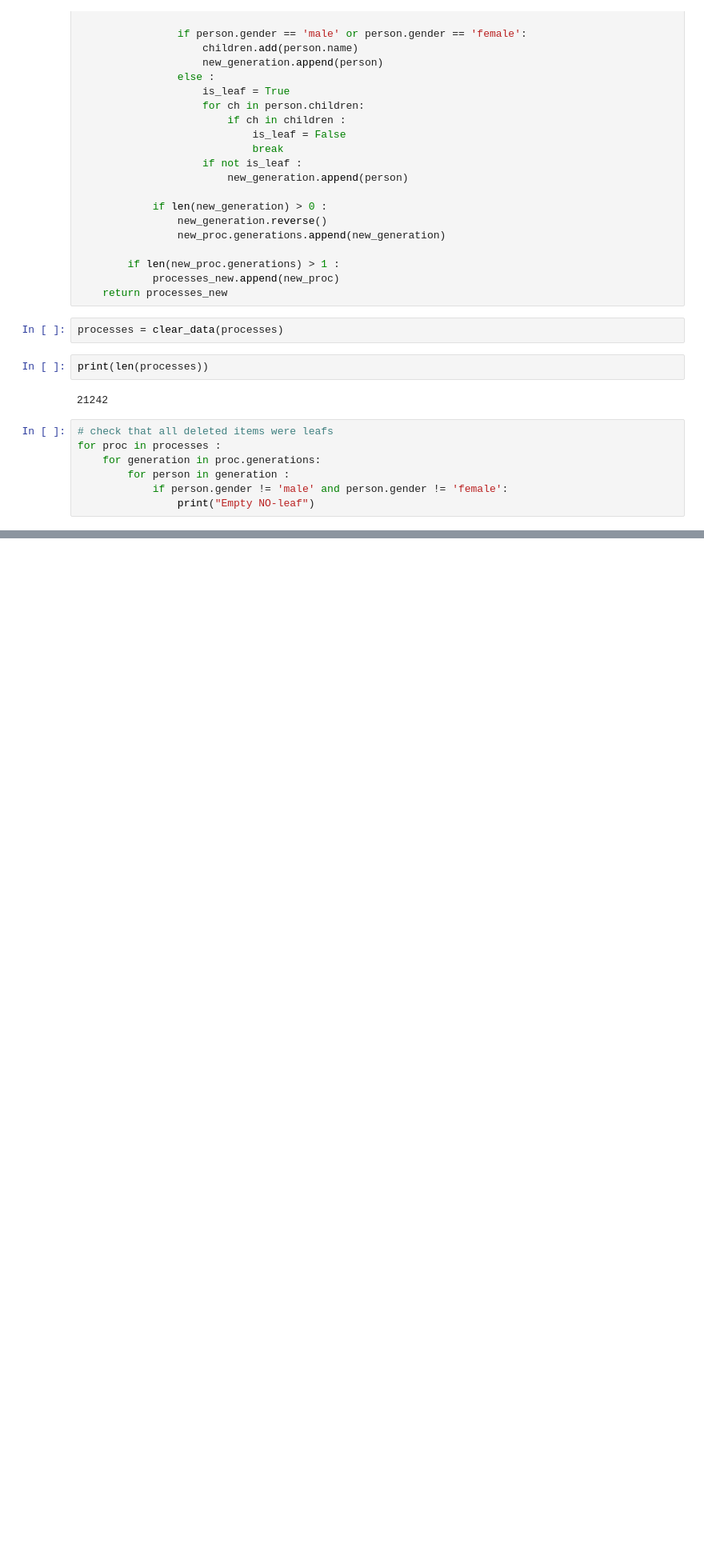
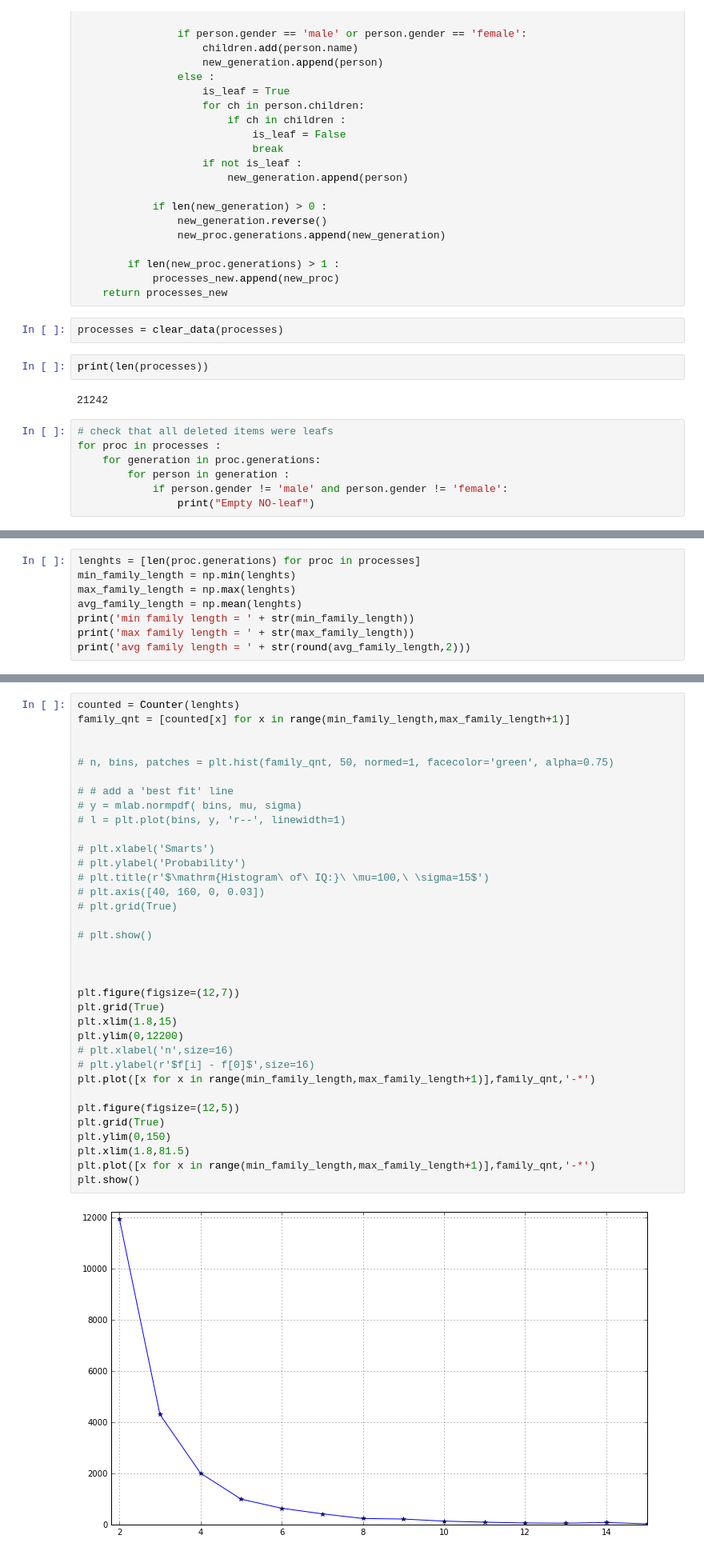
Before and after one commit to ale3otik/MIPT-2016-Stochastic-process, a Jupyter notebook: task1/t1_Zotov_Alexey_497.ipynb, the cells around one changed output, grey strips where cells are left out. Shown at 80% size. Cells and saved outputs as stored; diff of their text form; blank space fills up the shorter version.

```diff
--- a/task1/t1_Zotov_Alexey_497.ipynb
+++ b/task1/t1_Zotov_Alexey_497.ipynb
@@ -65,0 +71,8 @@ for proc in processes :
+# %%
+lenghts = [len(proc.generations) for proc in processes]
+min_family_length = np.min(lenghts)
+max_family_length = np.max(lenghts)
+avg_family_length = np.mean(lenghts)
+print('min family length = ' + str(min_family_length))
+print('max family length = ' + str(max_family_length))
+print('avg family length = ' + str(round(avg_family_length,2)))
@@ -65,0 +83,37 @@ for proc in processes :
+# %%
+counted = Counter(lenghts)
+family_qnt = [counted[x] for x in range(min_family_length,max_family_length+1)]
+
+
+# n, bins, patches = plt.hist(family_qnt, 50, normed=1, facecolor='green', alpha=0.75)
+
+# # add a 'best fit' line
+# y = mlab.normpdf( bins, mu, sigma)
+# l = plt.plot(bins, y, 'r--', linewidth=1)
+
+# plt.xlabel('Smarts')
+# plt.ylabel('Probability')
+# plt.title(r'$\mathrm{Histogram\ of\ IQ:}\ \mu=100,\ \sigma=15$')
+# plt.axis([40, 160, 0, 0.03])
+# plt.grid(True)
+
+# plt.show()
+
+
+
+plt.figure(figsize=(12,7))
+plt.grid(True)
+plt.xlim(1.8,15)
+plt.ylim(0,12200)
+# plt.xlabel('n',size=16)
+# plt.ylabel(r'$f[i] - f[0]$',size=16)
+plt.plot([x for x in range(min_family_length,max_family_length+1)],family_qnt,'-*')
+
+plt.figure(figsize=(12,5))
+plt.grid(True)
+plt.ylim(0,150)
+plt.xlim(1.8,81.5)
+plt.plot([x for x in range(min_family_length,max_family_length+1)],family_qnt,'-*')
+plt.show()
+# %% [output]
+[figure, added]
```
Also changed, not shown: parts of 6 cells of this notebook.
